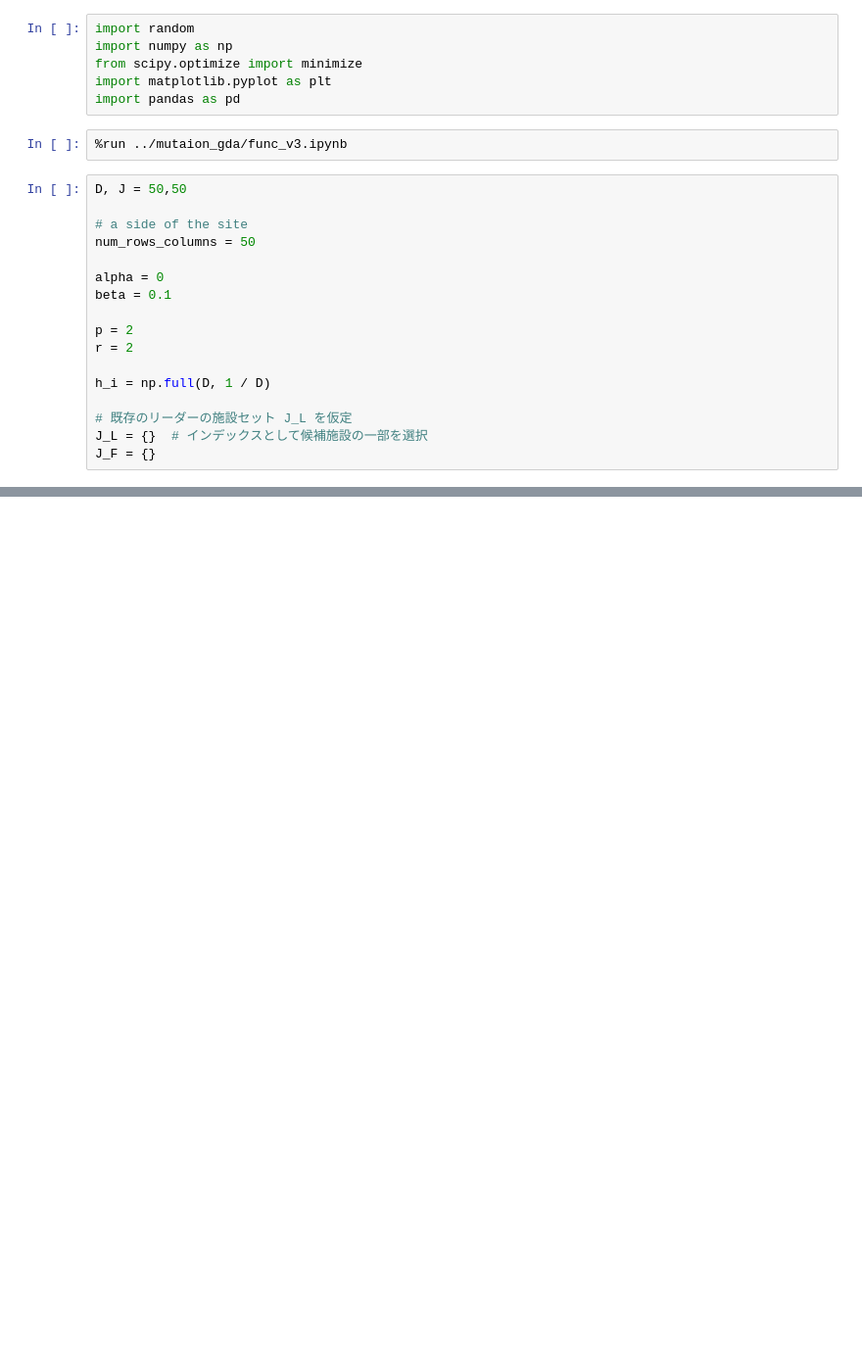
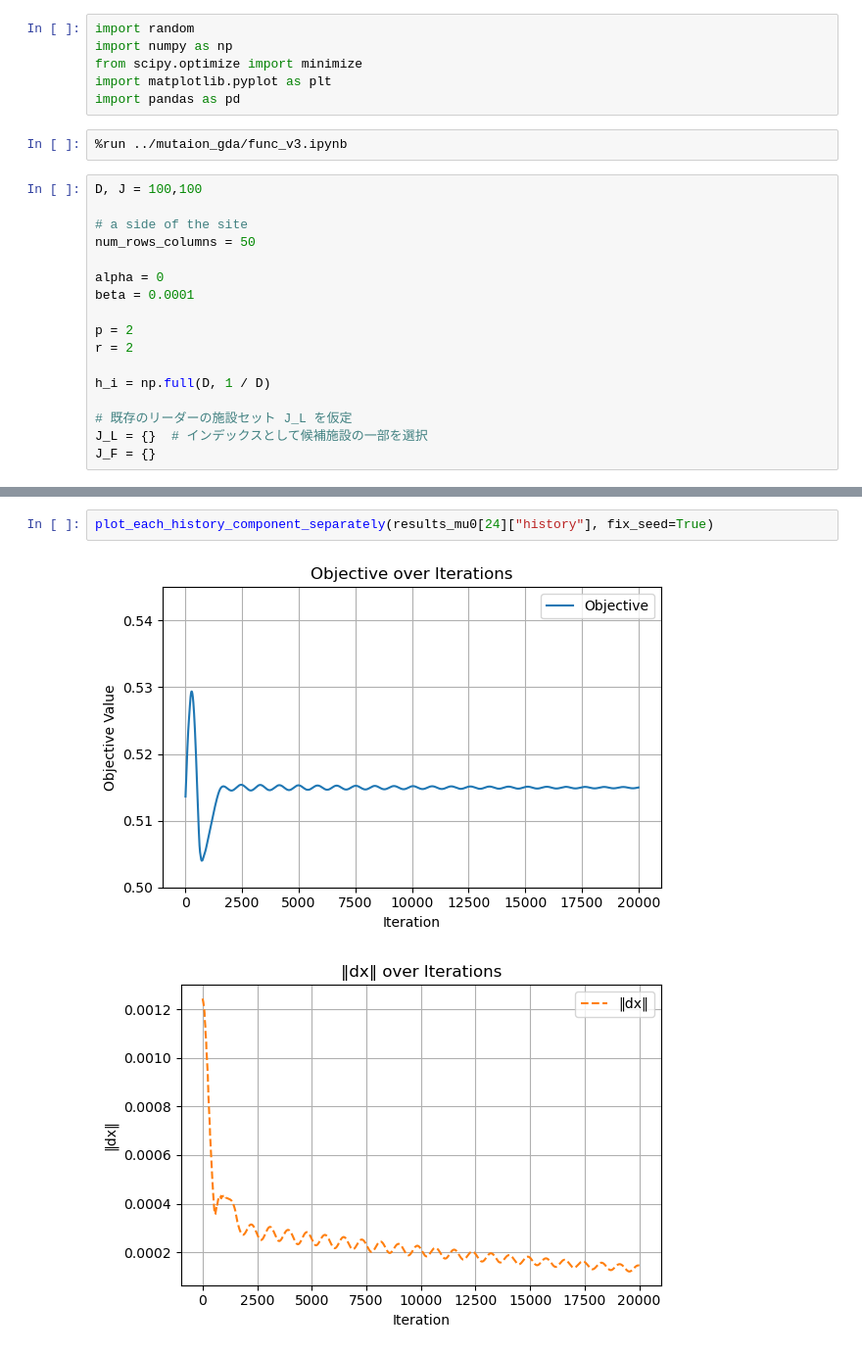
Before and after one commit to datty00725/allocate-probrem, a Jupyter notebook: experiment/execute_shusoku.ipynb, the cells around one changed output, grey strips where cells are left out. Shown at 98% size. Cells and saved outputs as stored; diff of their text form; blank space fills up the shorter version.

```diff
--- a/experiment/execute_shusoku.ipynb
+++ b/experiment/execute_shusoku.ipynb
@@ -7,13 +7,13 @@ import pandas as pd
 # %%
 %run ../mutaion_gda/func_v3.ipynb
 # %%
-D, J = 50,50
+D, J = 100,100
 
 # a side of the site
 num_rows_columns = 50
 
 alpha = 0
-beta = 0.1
+beta = 0.0001
 
 p = 2
 r = 2
@@ -85,0 +225,5 @@ Objective (Binary): 0.6252944713635971
+# %%
+plot_each_history_component_separately(results_mu0[24]["history"], fix_seed=True)
+# %% [output]
+[figure, added]
+[figure, added]
```
Also changed, not shown: parts of 15 cells of this notebook, 4 other files.
